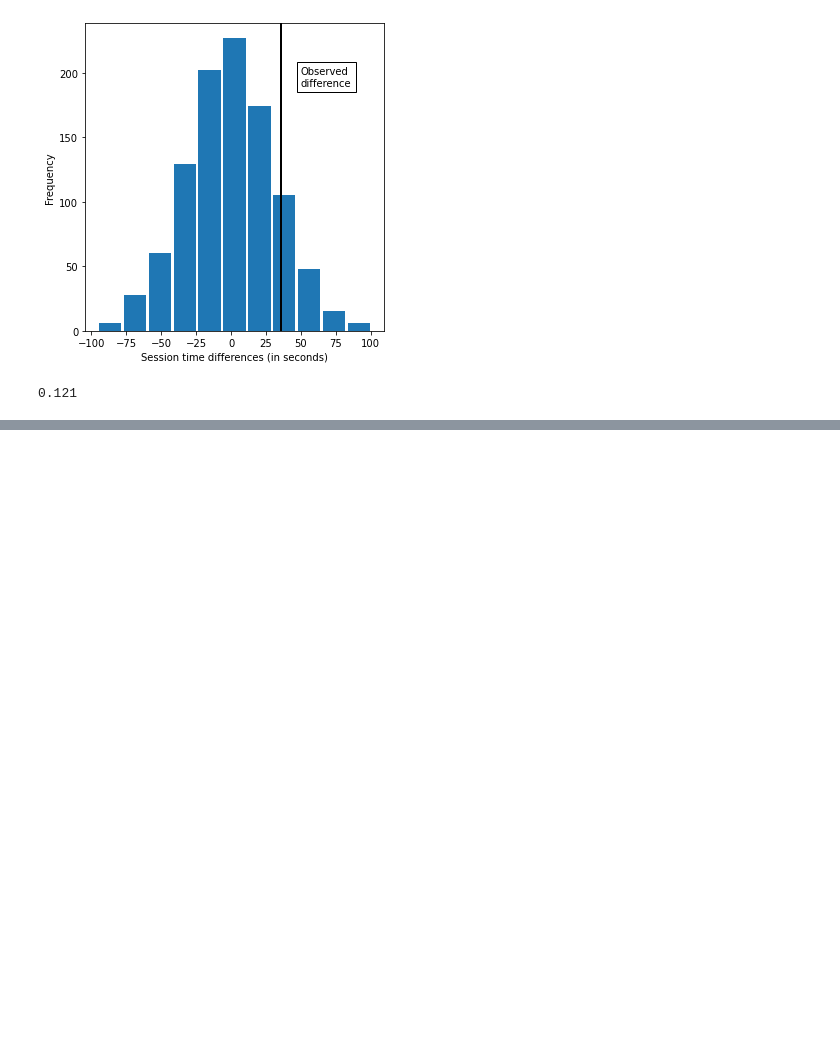
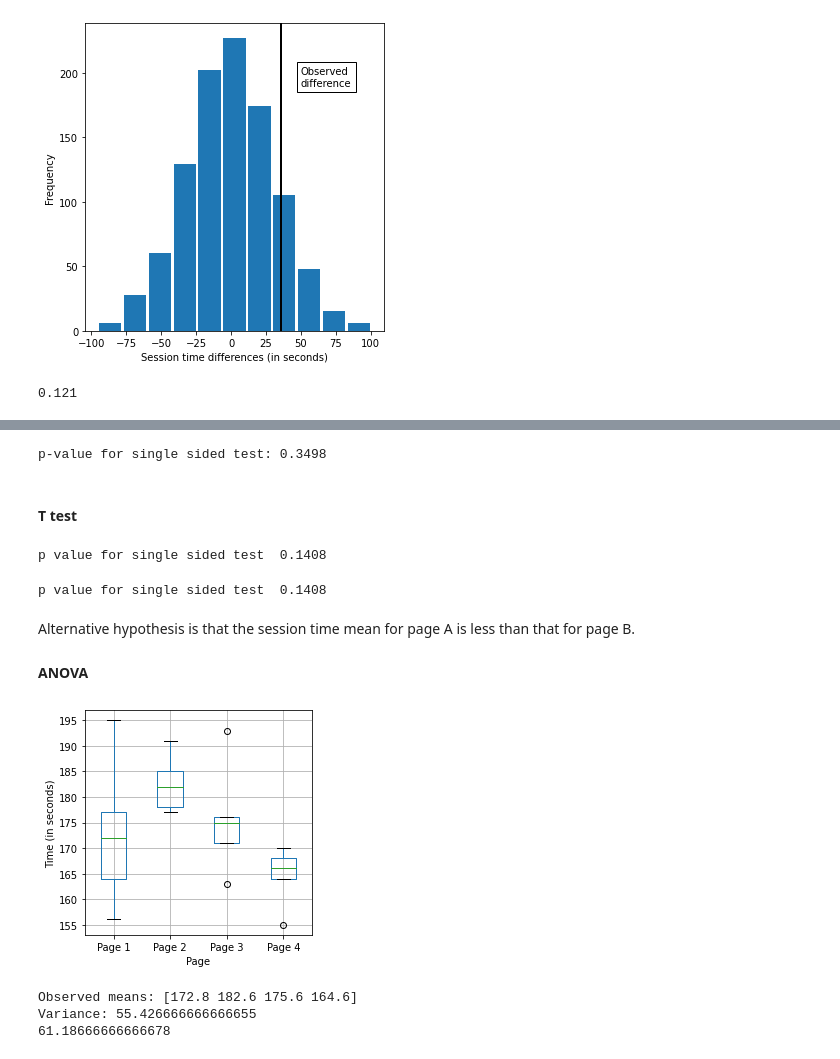
Before and after one commit to mrutyunjay17/Hands-On-Machine-Learning, a Jupyter notebook: other_books/practical_stats_for_ds/3_statistical_exp_and_significance_testing.ipynb, the cells around one changed output, grey strips where cells are left out. Drawn from its saved outputs; the diff is of its cells as text; code cells hidden in the pictures; blank space fills up the shorter version.

```diff
--- a/other_books/practical_stats_for_ds/3_statistical_exp_and_significance_testing.ipynb
+++ b/other_books/practical_stats_for_ds/3_statistical_exp_and_significance_testing.ipynb
@@ -86,0 +117,56 @@ Thus suggests that the observed difference in session time between page A and pa
+# %%
+survivors = np.array([[200, 23739 - 200], [182, 22588 - 182]])
+chi2, p_value, df, _ = stats.chi2_contingency(survivors)
+
+print(f'p-value for single sided test: {p_value / 2:.4f}')
+# %% [output]
+p-value for single sided test: 0.3498
+# %% [markdown]
+#### T test
+# %%
+res = stats.ttest_ind(session_times[session_times.Page == 'Page A'].Time,
+                     session_times[session_times.Page == 'Page B'].Time, equal_var=False)
+
+print(f"p value for single sided test {res.pvalue/2 : .4f}")
+# %% [output]
+p value for single sided test  0.1408
+# %%
+tstat, pvalue, df = sm.stats.ttest_ind(session_times[session_times.Page == 'Page A'].Time,
+    session_times[session_times.Page == 'Page B'].Time,
+                                      usevar='unequal', alternative='smaller')
+print(f"p value for single sided test {pvalue : .4f}")
+# %% [output]
+p value for single sided test  0.1408
+# %% [markdown]
+Alternative hypothesis is that the session time mean for page A is less than that for page B.
+
+#### ANOVA
+# %%
+four_sessions = pd.read_csv("https://raw.githubusercontent.com/gedeck/practical-statistics-for-data-scientists/master/data/four_sessions.csv")
+
+ax = four_sessions.boxplot(by='Page', column='Time',
+                           figsize=(4, 4))
+ax.set_xlabel('Page')
+ax.set_ylabel('Time (in seconds)')
+plt.suptitle('')
+plt.title('')
+
+plt.tight_layout()
+plt.show()
+# %% [output]
+[figure, added]
+# %%
+observed_variance = four_sessions.groupby('Page').mean().var()[0]
+print('Observed means:', four_sessions.groupby('Page').mean().values.ravel())
+print('Variance:', observed_variance)
+# Permutation test example with stickiness
+def perm_test(df):
+    df = df.copy()
+    df['Time'] = np.random.permutation(df['Time'].values)
+    return df.groupby('Page').mean().var()[0]
+
+print(perm_test(four_sessions))
+# %% [output]
+Observed means: [172.8 182.6 175.6 164.6]
+Variance: 55.426666666666655
+61.18666666666678
```
Also changed, not shown: parts of 11 cells of this notebook.
